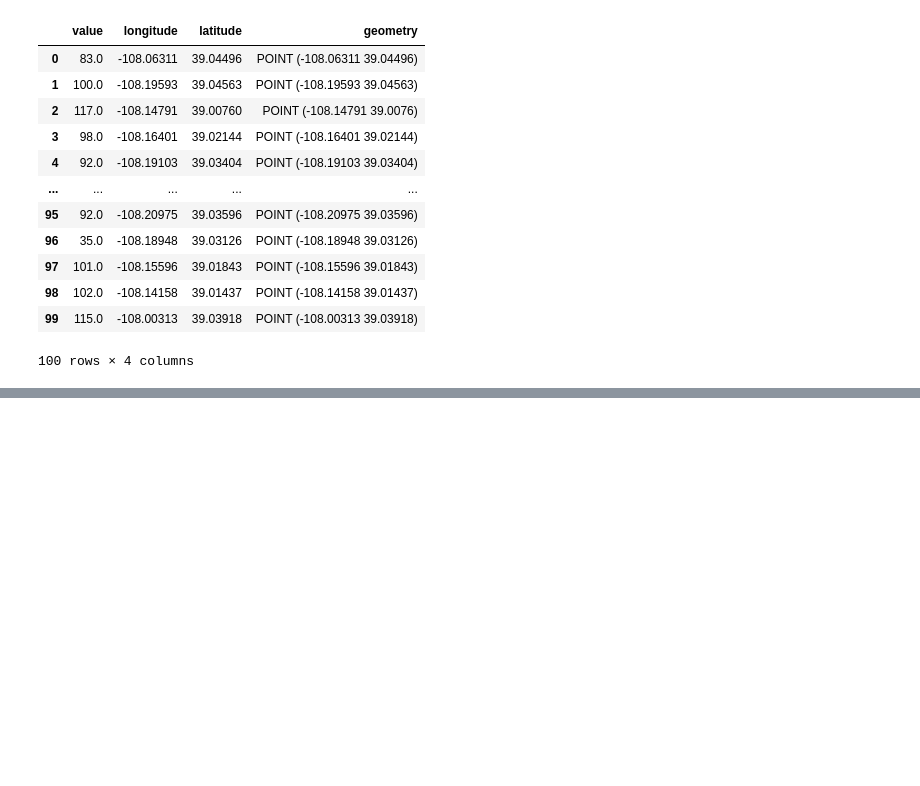
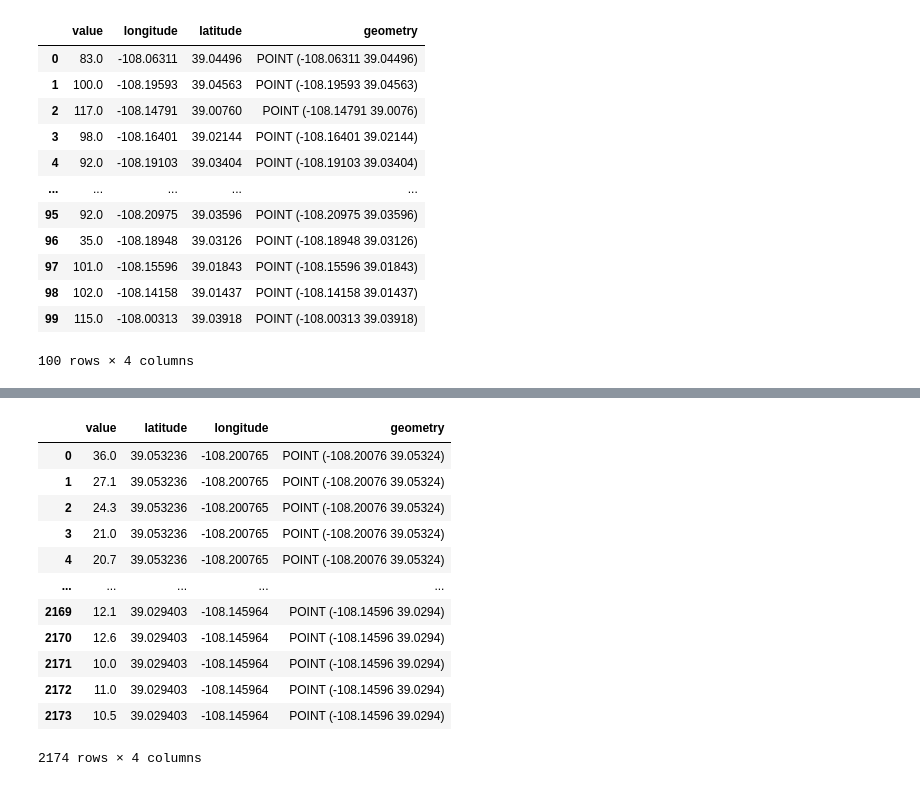
Before and after one commit to snowex-hackweek/db-re-structure, a Jupyter notebook: notebooks/Anthony/duckdb and geoparquet.ipynb, the cells around one changed output, grey strips where cells are left out. Saved outputs shown, nothing was run; the diff lists cells and outputs as text; code cells hidden in the pictures; blank space fills up the shorter version.

Commit message:
try layer data

```diff
--- a/notebooks/Anthony/duckdb and geoparquet.ipynb
+++ b/notebooks/Anthony/duckdb and geoparquet.ipynb
@@ -111,3 +112,28 @@ gdf.set_crs(epsg=4326, inplace=True)
 gdf.explore()
 # %% [output]
 [interactive output not drawn]
+# %%
+df = duckdb.sql("SELECT value, latitude, longitude FROM read_parquet('s3://snowexdb/layers.parquet') WHERE type='specific_surface_area'").to_df()
+# %%
+# Convert DataFrame to GeoDataFrame
+gdf = gpd.GeoDataFrame(
+    df,
+    geometry=gpd.points_from_xy(df.longitude, df.latitude)
+)
+
+# Set the coordinate reference system (CRS) if needed
+gdf.set_crs(epsg=4326, inplace=True)
+# %% [output]
+|  | value | latitude | longitude | geometry |
+| 0 | 36.0 | 39.053236 | -108.200765 | POINT (-108.20076 39.05324) |
+| 1 | 27.1 | 39.053236 | -108.200765 | POINT (-108.20076 39.05324) |
+| 2 | 24.3 | 39.053236 | -108.200765 | POINT (-108.20076 39.05324) |
+| 3 | 21.0 | 39.053236 | -108.200765 | POINT (-108.20076 39.05324) |
+| 4 | 20.7 | 39.053236 | -108.200765 | POINT (-108.20076 39.05324) |
+| ... | ... | ... | ... | ... |
+| 2169 | 12.1 | 39.029403 | -108.145964 | POINT (-108.14596 39.0294) |
+| 2170 | 12.6 | 39.029403 | -108.145964 | POINT (-108.14596 39.0294) |
+| 2171 | 10.0 | 39.029403 | -108.145964 | POINT (-108.14596 39.0294) |
+| 2172 | 11.0 | 39.029403 | -108.145964 | POINT (-108.14596 39.0294) |
+| 2173 | 10.5 | 39.029403 | -108.145964 | POINT (-108.14596 39.0294) |
+2174 rows × 4 columns
```
Also changed, not shown: parts of 3 cells of this notebook.
